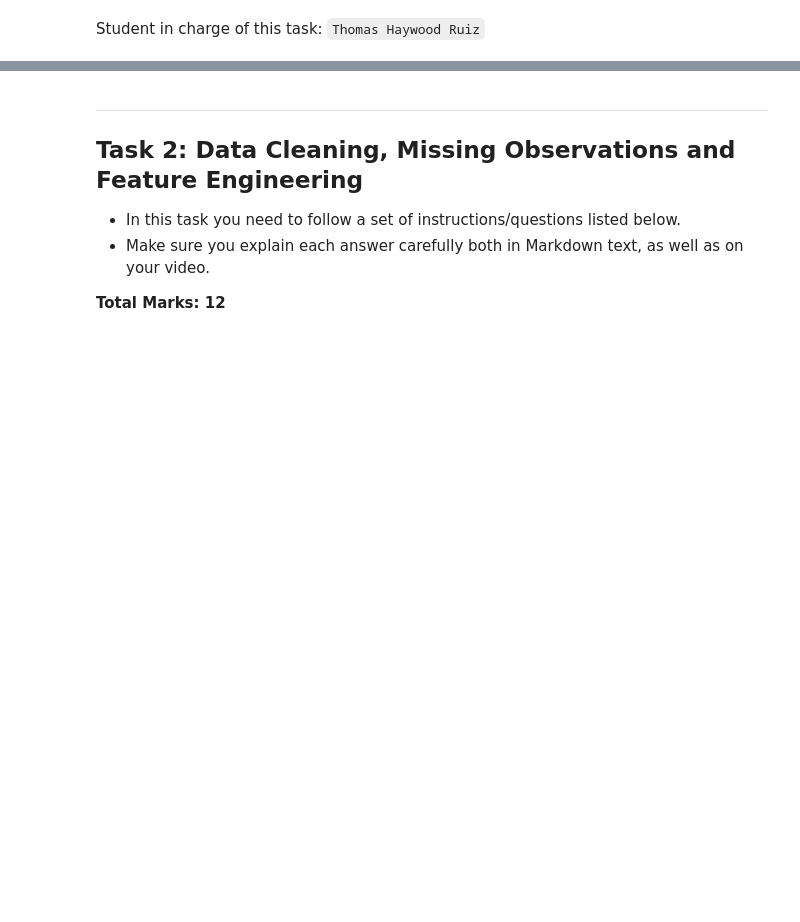
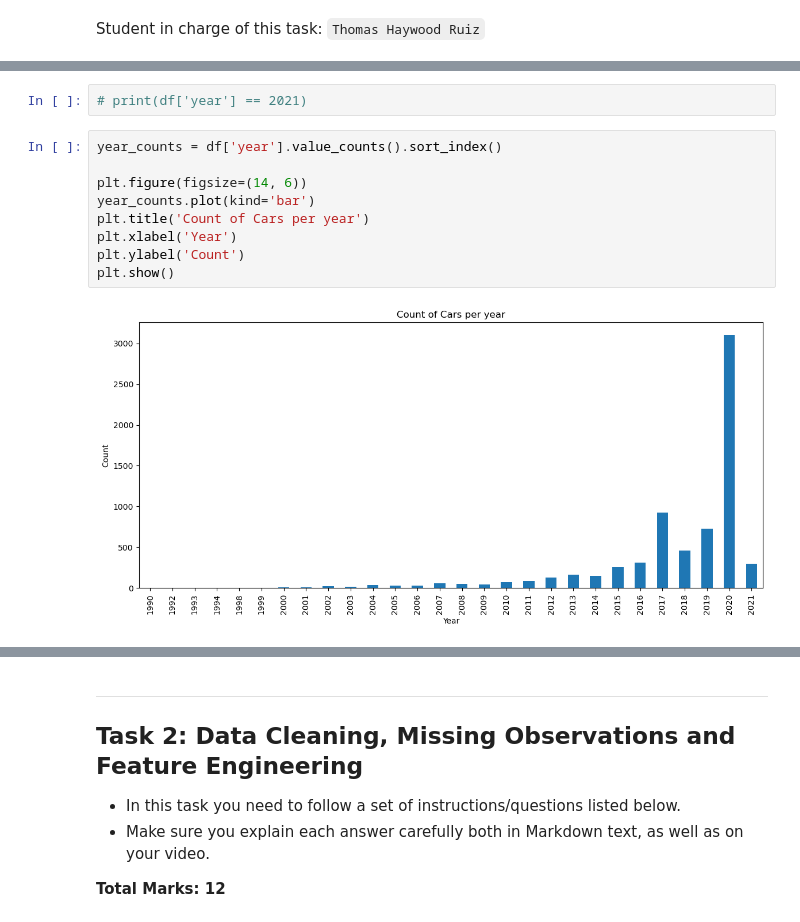
Before and after one commit to Tomor4341/Used-Car-Sales-Analysis, a Jupyter notebook: S1_2024_BUSA3020.ipynb, the cells around one changed output, grey strips where cells are left out. Saved outputs shown, nothing was run; the diff lists cells and outputs as text; blank space fills up the shorter version.

```diff
--- a/S1_2024_BUSA3020.ipynb
+++ b/S1_2024_BUSA3020.ipynb
@@ -107,0 +242,13 @@ df_test = pd.read_csv('test.csv')
+# %%
+# print(df['year'] == 2021)
+# %%
+year_counts = df['year'].value_counts().sort_index()
+
+plt.figure(figsize=(14, 6))
+year_counts.plot(kind='bar')
+plt.title('Count of Cars per year')
+plt.xlabel('Year')
+plt.ylabel('Count')
+plt.show()
+# %% [output]
+[figure, added]
```
Also changed, not shown: parts of 52 cells of this notebook.
